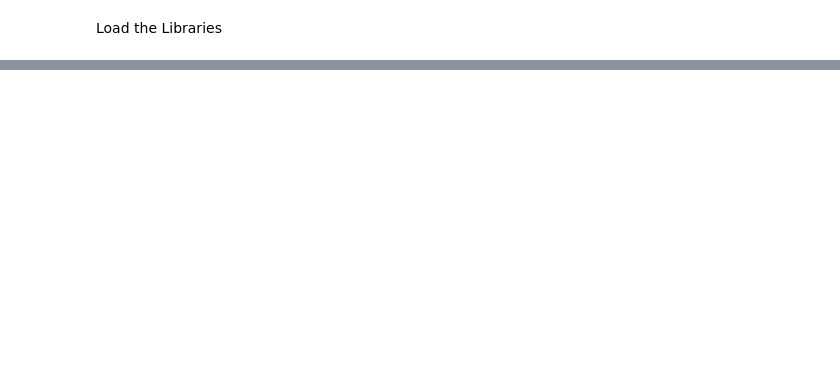
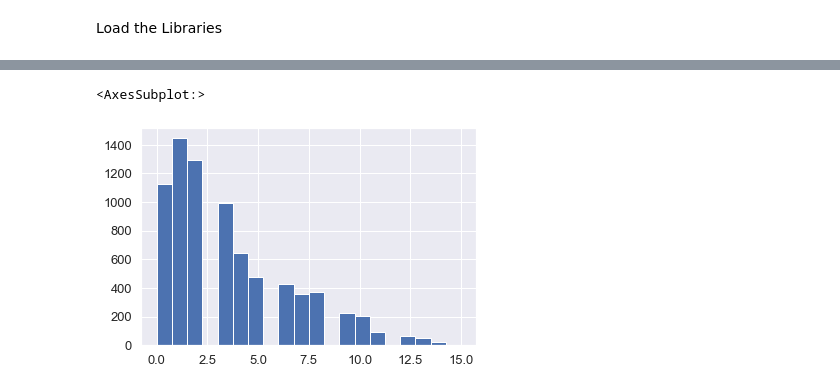
Before and after one commit to rishi-madhav/Udacity-Data-Scientist-Nanodegree, a Jupyter notebook: Udacity Data Science Capstone Project/Credit_Rating_Forecast.ipynb, the cells around one changed output, grey strips where cells are left out. Saved outputs shown, nothing was run; the diff lists cells and outputs as text; code cells hidden in the pictures; blank space fills up the shorter version.

```diff
--- a/Udacity Data Science Capstone Project/Credit_Rating_Forecast.ipynb
+++ b/Udacity Data Science Capstone Project/Credit_Rating_Forecast.ipynb
@@ -156,0 +335,4 @@ Name: Rating, dtype: int64
+# %%
+# Creating a Numerical dataframe for further exploration of the numerical data (ignoring the Binary Ratings column as it is not a financial ratio feature)
+df_rating_num = df_rating.select_dtypes("float64")
+df_rating.dtypes
@@ -156,0 +402,13 @@ Name: Rating, dtype: int64
+# %%
+# Loop to calculate proportion of outliers in each of the numerical columns
+for c in df_rating_num:
+    q1 = df_rating_num[c].quantile(0.25)
+    q3 = df_rating_num[c].quantile(0.75)
+    iqr = q3 - q1
+    fence_low = q3 - 1.5*iqr
+    fence_high = q1 + 1.5*iqr
+    lower_out = len(df_rating_num.loc[(df_rating_num[c] < fence_low), c])
+    upper_out = len(df_rating_num.loc[(df_rating_num[c] > fence_high), c])
+    outlier_count = lower_out + upper_out
+    prop_outlier = outlier_count/len(df_rating_num)
+    print(c, ": "+"{:.2%}".format(prop_outlier))
@@ -156,0 +434,20 @@ Name: Rating, dtype: int64
+# %%
+# Making a copy of the Numerical dataframe for further analysis
+df_rating_out = df_rating_num.copy()
+
+for c in df_rating_out:
+
+    q1 = df_rating_out[c].quantile(0.25)
+    q3 = df_rating_out[c].quantile(0.75)
+    iqr = q3 - q1
+    fence_low  = q3 - 1.5*iqr
+    fence_high = q1 + 1.5*iqr
+
+    for i in range(len(df_rating_out)):
+        # If outlier
+        if df_rating.loc[i,c] < fence_low or df_rating.loc[i,c] > fence_high:
+            df_rating_out.loc[i,c] = 1
+        else: # Not an Outlier
+            df_rating_out.loc[i,c] = 0
+
+df_rating_out.head()
@@ -156,0 +461,4 @@ Name: Rating, dtype: int64
+# %%
+# Add a column to the dataframe to get the overall sum of the 1s and 0s for each row
+df_rating_out['Total'] = df_rating_out.sum(axis=1)
+df_rating_out.head()
@@ -156,0 +472,6 @@ Name: Rating, dtype: int64
+# %%
+# Create a histogram of the "Total" column to check on frequency of 1s and 0s against the number of rows
+df_rating_out.Total.hist(bins=20)
+# %% [output]
+<AxesSubplot:>
+[figure, added]
```
Also changed, not shown: parts of 145 cells of this notebook.
